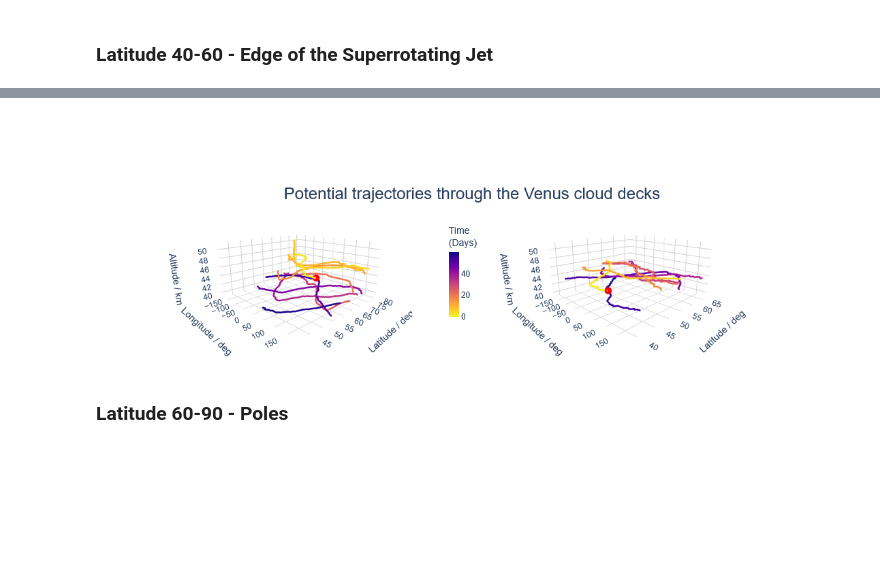
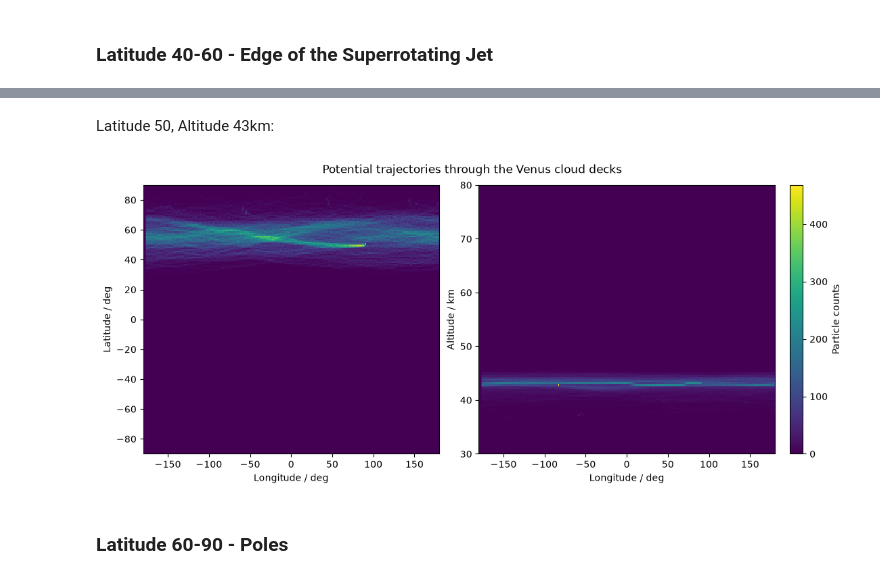
Before and after one commit to maureenjcohen/latraj, a Jupyter notebook: analysis.ipynb, the cells around one changed output, grey strips where cells are left out. Drawn from its saved outputs; the diff is of its cells as text; code cells hidden in the pictures; blank space fills up the shorter version.

Commit message:
Reformatted notebook and ran heatmaps for more gridcells.

```diff
--- a/analysis.ipynb
+++ b/analysis.ipynb
@@ -41,9 +70,11 @@ INFO: Output files are stored in outputs/Test2.zarr.
+# %% [markdown]
+Latitude 50, Altitude 43km:
 # %%
 import xarray as xr
-from visualisations import doubletraj
+from heatmap import double_heatmap
 ds = xr.open_zarr('outputs/Test2.zarr')
-doubletraj(ds)          # all trajectories on one 3-D plot
+double_heatmap(ds)          # all trajectories on one 2-D plot
 # %% [output]
-[figure, old version]
+[figure, new version]
 # %% [markdown]
 ### Latitude 60-90 - Poles
```
Also changed, not shown: parts of 34 cells of this notebook, 1 other file.
